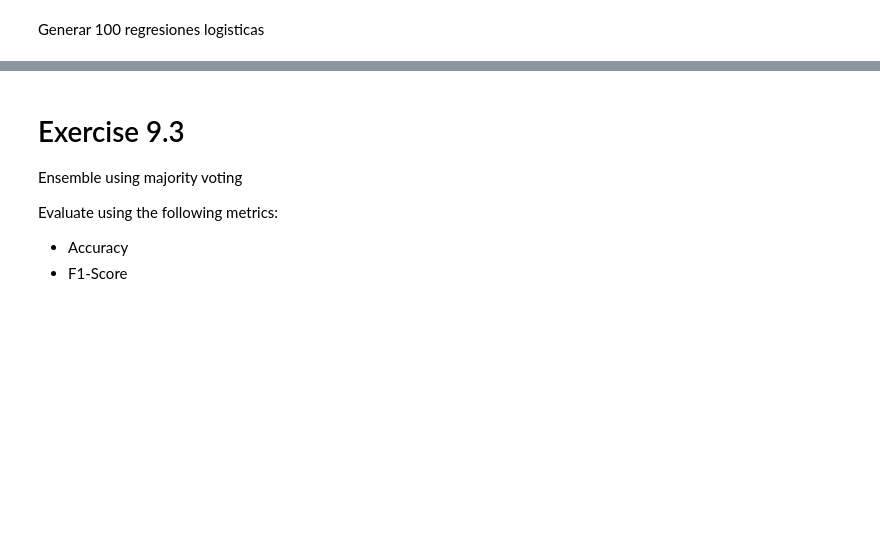
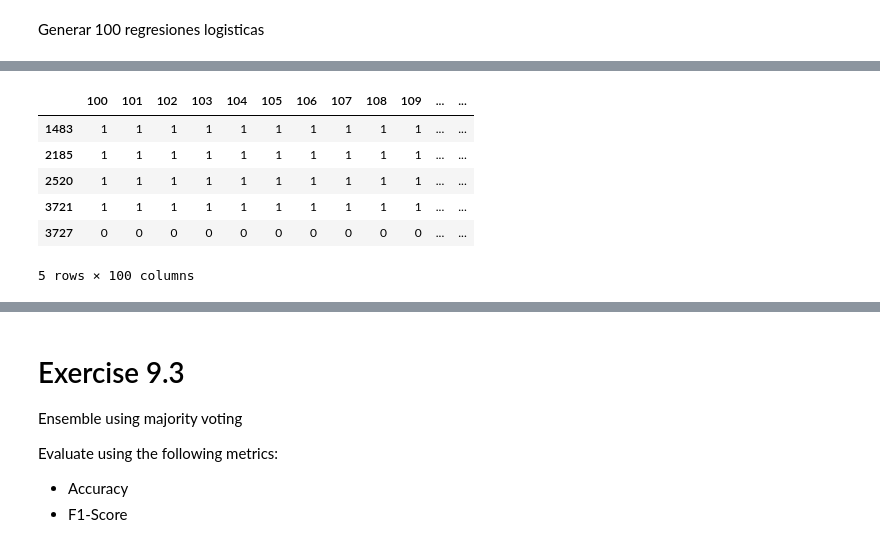
Before and after one commit to andresmarin94/Miner-a-de-datos, a Jupyter notebook: E9-Bagging.ipynb, the cells around one changed output, grey strips where cells are left out. Saved outputs shown, nothing was run; the diff lists cells and outputs as text; code cells hidden in the pictures; blank space fills up the shorter version.

```diff
--- a/E9-Bagging.ipynb
+++ b/E9-Bagging.ipynb
@@ -186,0 +188,15 @@ for i, sample3 in enumerate(samples):
+# %%
+# Predict Arboles 2
+y_pred_df_trees2 = pd.DataFrame(index=X_test.index, columns=list(range(n_estimators , n_estimators*2)))
+for i in range(n_estimators):
+    y_pred_df_trees2.iloc[:, i] = trees_2[i].predict(X_test)
+
+y_pred_df_trees2.head()
+# %% [output]
+|  | 100 | 101 | 102 | 103 | 104 | 105 | 106 | 107 | 108 | 109 | ... | ... |
+| 1483 | 1 | 1 | 1 | 1 | 1 | 1 | 1 | 1 | 1 | 1 | ... | ... |
+| 2185 | 1 | 1 | 1 | 1 | 1 | 1 | 1 | 1 | 1 | 1 | ... | ... |
+| 2520 | 1 | 1 | 1 | 1 | 1 | 1 | 1 | 1 | 1 | 1 | ... | ... |
+| 3721 | 1 | 1 | 1 | 1 | 1 | 1 | 1 | 1 | 1 | 1 | ... | ... |
+| 3727 | 0 | 0 | 0 | 0 | 0 | 0 | 0 | 0 | 0 | 0 | ... | ... |
+5 rows × 100 columns
```
Also changed, not shown: parts of 17 cells of this notebook.
